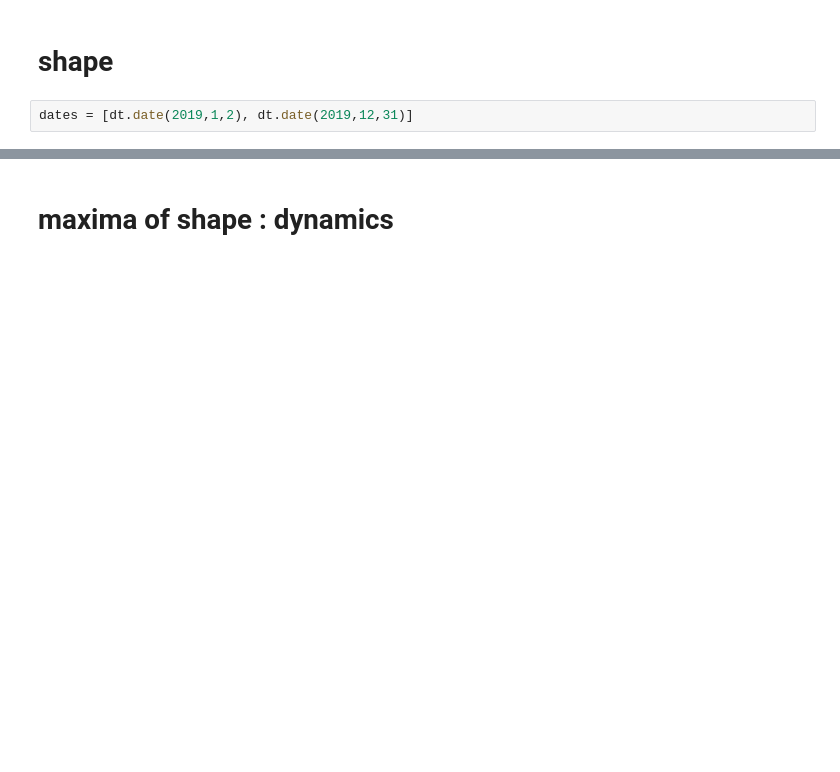
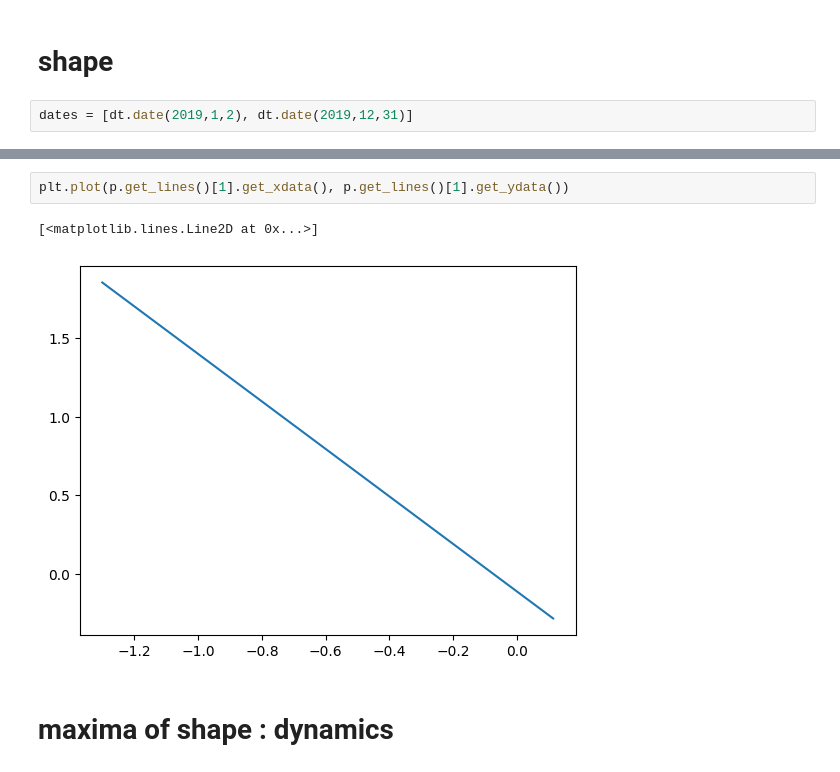
Before and after one commit to konqr/lobSimulations, a Jupyter notebook: src/backup/hawkes/experiments/xStocksEDA.ipynb, the cells around one changed output, grey strips where cells are left out. Drawn from its saved outputs; the diff is of its cells as text; blank space fills up the shorter version.

```diff
--- a/src/backup/hawkes/experiments/xStocksEDA.ipynb
+++ b/src/backup/hawkes/experiments/xStocksEDA.ipynb
@@ -58,3 +118,8 @@ plt.show()
+# %%
+plt.plot(p.get_lines()[1].get_xdata(), p.get_lines()[1].get_ydata())
+# %% [output]
+[<matplotlib.lines.Line2D at 0x...>]
+[figure, added]
 # %% [markdown]
 # maxima of shape : dynamics
 # %%
```
Also changed, not shown: parts of 15 cells of this notebook, 2 other files.
